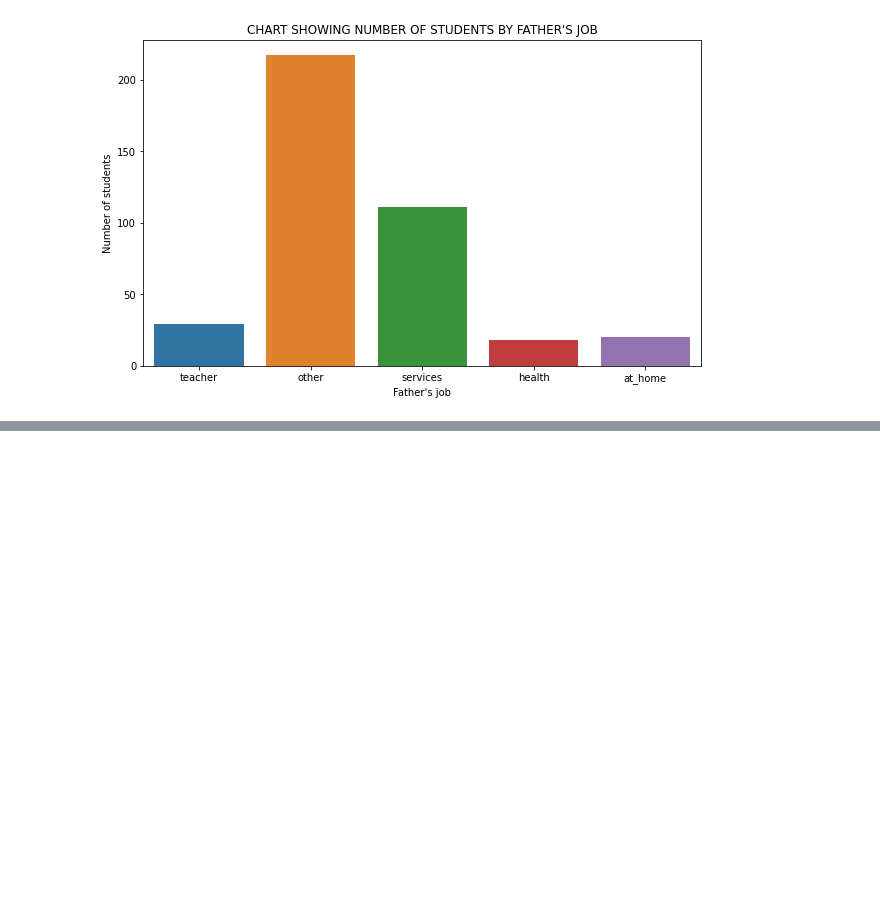
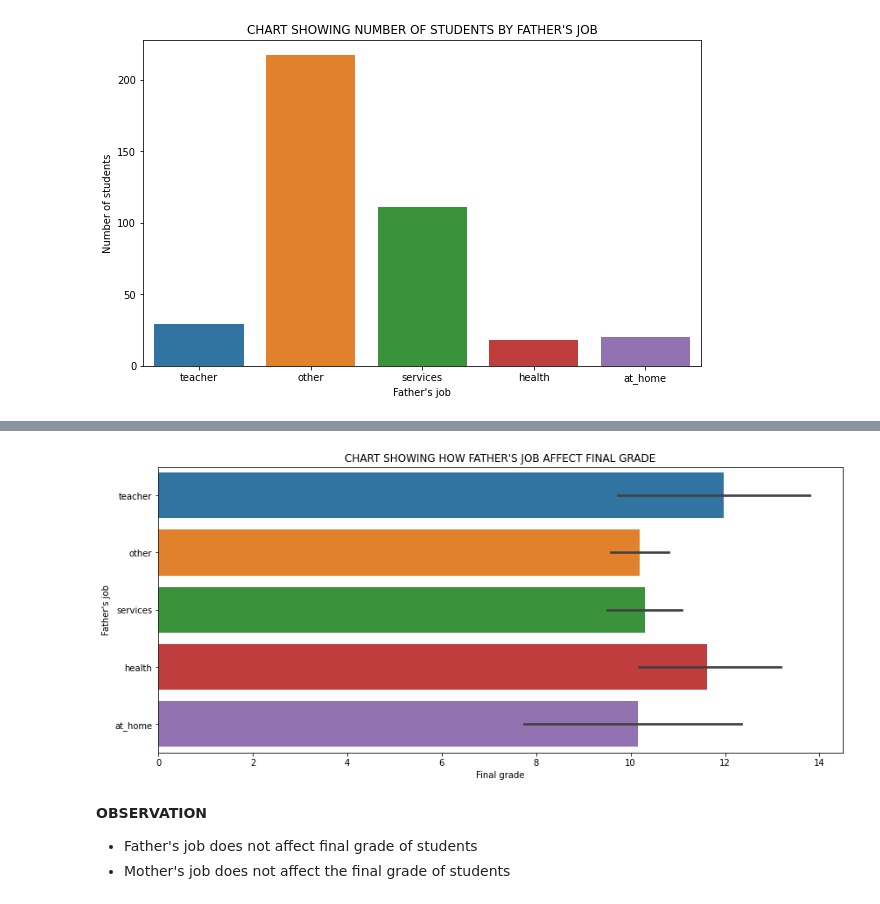
Before and after one commit to devchoplife/Students-grades, a Jupyter notebook: portuguese_students_grade_analysis.ipynb, the cells around one changed output, grey strips where cells are left out. Saved outputs shown, nothing was run; the diff lists cells and outputs as text; code cells hidden in the pictures; blank space fills up the shorter version.

```diff
--- a/portuguese_students_grade_analysis.ipynb
+++ b/portuguese_students_grade_analysis.ipynb
@@ -435,0 +441,14 @@ sns.barplot('G3', 'Mjob', data = grades)
+# %%
+plt.figure(figsize = (14, 6))
+sns.barplot('G3', 'Fjob', data = grades)
+plt.title("CHART SHOWING HOW FATHER'S JOB AFFECT FINAL GRADE")
+plt.xlabel("Final grade")
+plt.ylabel("Father's job")
+plt.show()
+# %% [output]
+[figure, added]
+# %% [markdown]
+**OBSERVATION**
+
+* Father's job does not affect final grade of students
+* Mother's job does not affect the final grade of students
```
Also changed, not shown: parts of 5 cells of this notebook.
